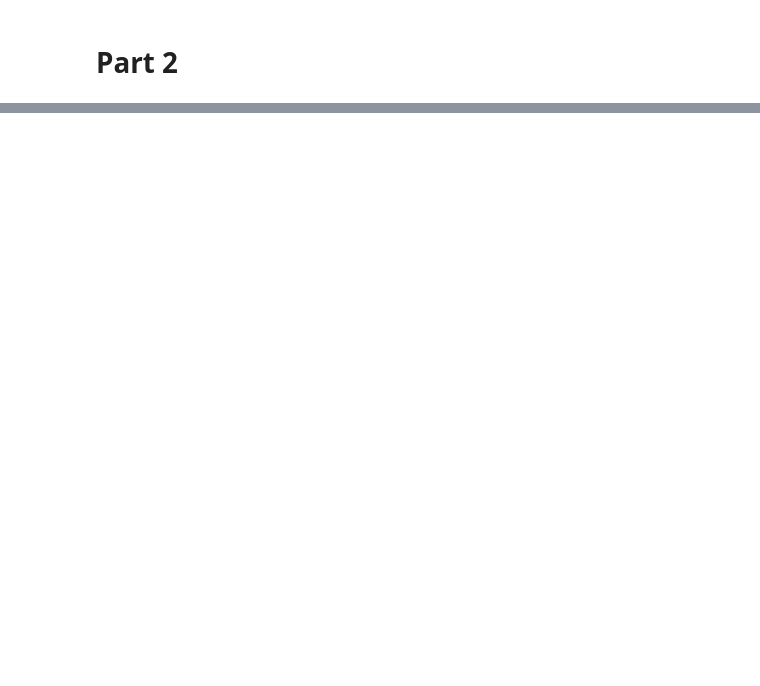
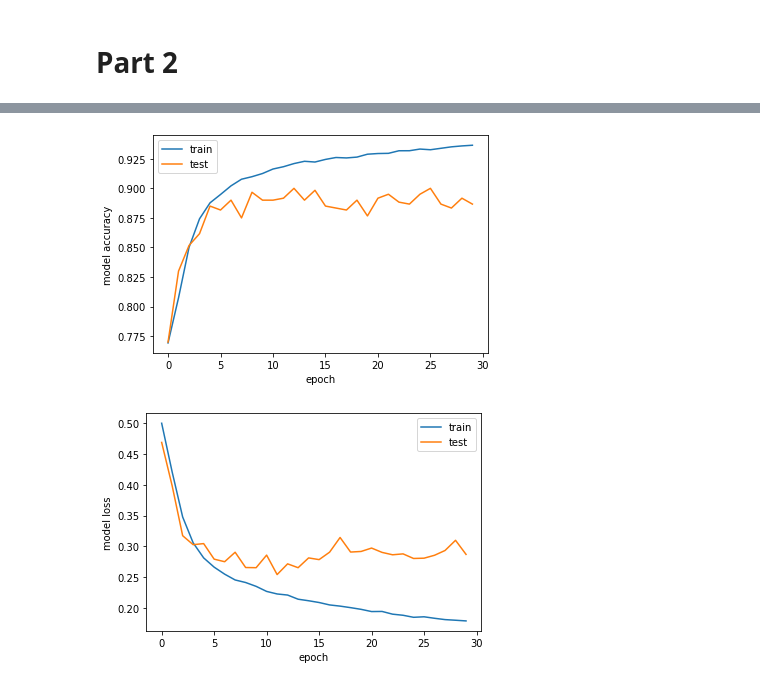
Before and after one commit to samuelelipani/lcpb, a Jupyter notebook: ex2.ipynb, the cells around one changed output, grey strips where cells are left out. Cells and saved outputs as stored; diff of their text form; code cells hidden in the pictures; blank space fills up the shorter version.

```diff
--- a/ex2.ipynb
+++ b/ex2.ipynb
@@ -301,0 +335,10 @@ print(param_grid)
+# %%
+act = grid_result.best_params_["activation"]
+drop = grid_result.best_params_["dropout_rate"]
+opt = grid_result.best_params_["optimizer"]
+
+best_model = compile_model(activation=act,dropout_rate=drop,optimizer=opt)
+fit_best = best_model.fit(new_x_train, new_y_train,
+                          epochs=30, batch_size=50,
+                          validation_data=(x_test,y_test),
+                          shuffle=True)
@@ -301,0 +363,27 @@ print(param_grid)
+# %%
+#Plot the results
+
+score_best = best_model.evaluate(x_test, y_test, verbose=1)
+
+# print performance
+print()
+print('Test loss:', score_best[0])
+print('Test accuracy:', score_best[1])
+# look into training history
+
+# summarize history for accuracy
+plt.plot(fit_best.history['accuracy'])
+plt.plot(fit_best.history['val_accuracy'])
+plt.ylabel('model accuracy')
+plt.xlabel('epoch')
+plt.legend(['train', 'test'], loc='best')
+plt.show()
+
+# summarize history for loss
+plt.plot(fit_best.history['loss'])
+plt.plot(fit_best.history['val_loss'])
+plt.ylabel('model loss')
+plt.xlabel('epoch')
+plt.legend(['train', 'test'], loc='best')
+plt.show()
+# %% [output]
@@ -301,0 +394,2 @@ print(param_grid)
+[figure, added]
+[figure, added]
```
Also changed, not shown: parts of 13 cells of this notebook.
